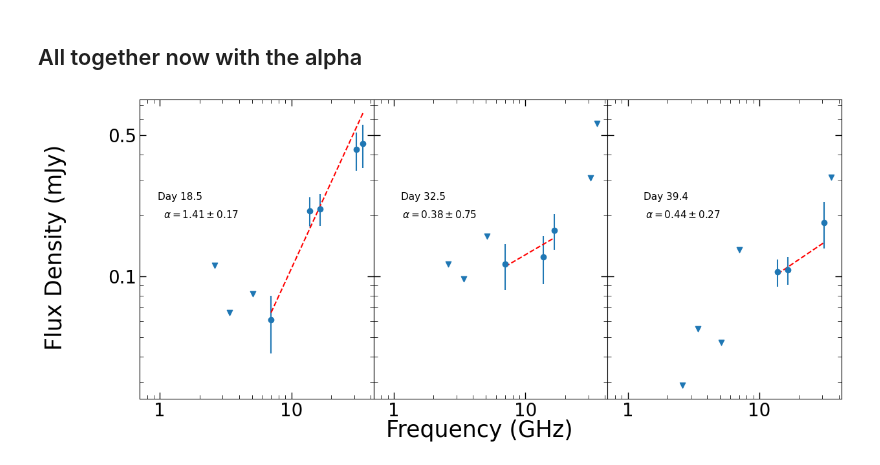
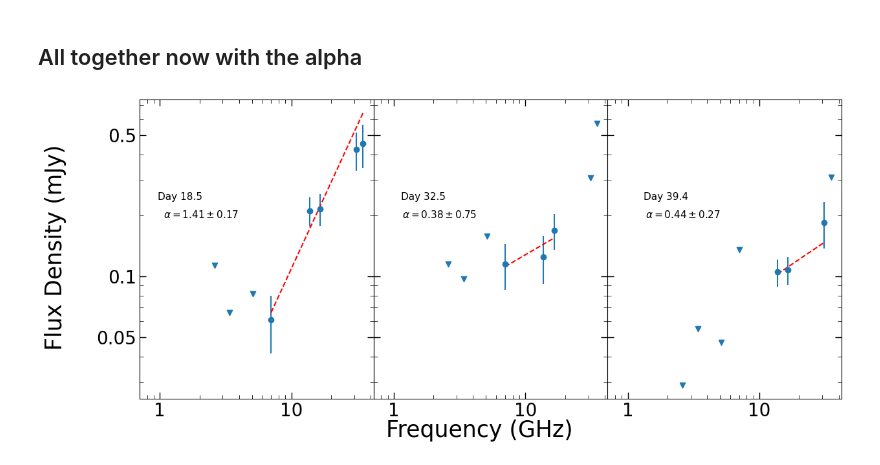
Before and after one commit to Wilhelm005/Research-Code, a Jupyter notebook: Usco Spectral Index.ipynb, the cells around one changed output. Cells and saved outputs as stored; diff of their text form; code cells hidden in the pictures.

```diff
--- a/Usco Spectral Index.ipynb
+++ b/Usco Spectral Index.ipynb
@@ -500,32 +505,32 @@ if mask.any():  # proceed only if at least one detection
     ax[1].tick_params(which='minor', length =4, direction = 'in', top=True, labeltop=False, bottom=True, labelbottom=False, right = True,labelright = False)
     ax[1].tick_params(which='major', length=7, direction = 'in', width =1, top=True, labeltop=False, bottom=True, labelbottom=True, right = True, labelright = False)
 
     ax[1].plot(df2['Frequency(GHz)'][mask], fit_model_weights2(df2['Frequency(GHz)'][mask]), 'r--')
     ax[1].annotate('${\u03B1 = 0.38 \\pm 0.75}$', xy=(115, 210), xycoords='axes points', size=11, ha='right', va='top', bbox=dict(boxstyle='round', fc='w', ec="w"))
 
 #plotting to check
 mask = df3['Fluxdensity(mJy)'] > 3 * df3['error(mJy)']  # apply detection threshold
 mask2 = df3['Fluxdensity(mJy)'] < 3 * df3['error(mJy)']  # apply non-detection threshold
 if mask.any():  # proceed only if at least one detection
     ax[2].errorbar(df3['Frequency(GHz)'][mask], df3['Fluxdensity(mJy)'][mask], yerr=yerr3, fmt='o')
     ax[2].scatter(df3['Frequency(GHz)'][mask2], (df3['Fluxdensity(mJy)'][mask2] + 3*df3['error(mJy)'][mask2]), marker='v')
     ax[2].set_xscale('log')
     ax[2].set_xticks([1, 10, 50], labels=['1', '10', '50'], fontsize = 20)
     ax[2].set_yscale('log')
-    ax[2].set_yticks([0.1, 0.5,1, 5, 10, 20, 50], labels=['0.1','0.5','1', '5', '10', '20', '50'], fontsize = 20)
+    ax[2].set_yticks([0.05,0.1, 0.5,1, 5, 10, 20, 50], labels=['0.05','0.1','0.5','1', '5', '10', '20', '50'], fontsize = 20)
     ax[2].annotate('Day 39.4', xy=(90, 230), xycoords='axes points', size=11, ha='right', va='top', bbox=dict(boxstyle='round', fc='w', ec="w"))
     ax[2].tick_params(which='minor', length =4, direction = 'in', top=True, labeltop=False, bottom=True, labelbottom=False, right = True,labelright = False)
     ax[2].tick_params(which='major', length=7, direction = 'in', width =1, top=True, labeltop=False, bottom=True, labelbottom=True, right = True, labelright = False)
 
     ax[2].plot(df3['Frequency(GHz)'][mask], fit_model_weights3(df3['Frequency(GHz)'][mask]), 'r--')
     ax[2].annotate('${\u03B1 = 0.44 \\pm 0.27}$', xy=(125, 210), xycoords='axes points', size=11, ha='right', va='top', bbox=dict(boxstyle='round', fc='w', ec="w"))
 
 
 
 
 fig.supxlabel("Frequency (GHz)", y=0.00,fontsize = 25)
 fig.supylabel("Flux Density (mJy)", fontsize = 25)
 plt.savefig("USco_SI.png")
 plt.show();
 # %% [output]
-[figure, old version]
+[figure, new version]
```
Also changed, not shown: parts of 1 cell of this notebook, 2 other files.
